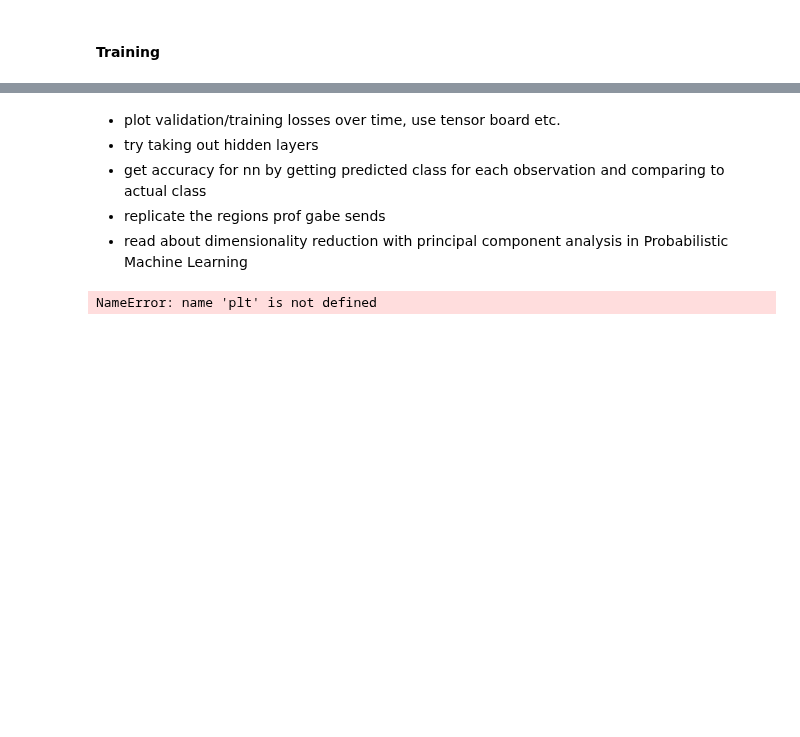
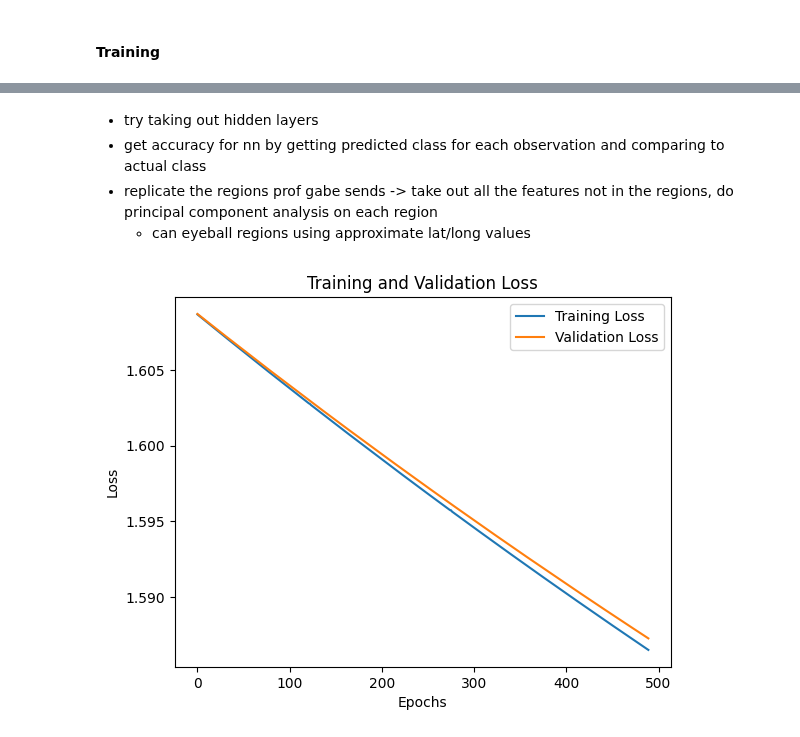
Before and after one commit to hwalters361/ML_rain_prediction, a Jupyter notebook: Introduction.ipynb, the cells around one changed output, grey strips where cells are left out. Drawn from its saved outputs; the diff is of its cells as text; code cells hidden in the pictures; blank space fills up the shorter version.

Commit message:
trained neural network, 25% accuracy

```diff
--- a/Introduction.ipynb
+++ b/Introduction.ipynb
@@ -433,7 +433,7 @@ x_input["start date"] = x_input["start date"].dt.to_period('M')
 x_input["end date"] = x_input["end date"].dt.to_period('M')
 sst_data = np.array([xi.tolist() for xi in np.array(x_input[:]["sst rows"])])
 # %%
-ppt_data = np.array(y_labels["ppt_cluster_vector_quantized"])
+ppt_data = np.array(y_labels["ppt_cluster_vector_quantized"]) - 1
 ppt_cluster1 = np.array([x[0] for x in ppt_data])
 ppt_cluster2 = np.array([x[1] for x in ppt_data])
 ppt_cluster3 = np.array([x[2] for x in ppt_data])
@@ -544,7 +540,7 @@ class RainPrediction(nn.Module):
 #### Training
 # %%
 def gradient_descent(model, loss_func, x, y, xvalid, yvalid, lr=0.1, steps=5000):
-    optimizer = optim.SGD(model.parameters(), lr)
+    optimizer = optim.Adam(model.parameters(), lr)
 
     losses = []
     valid_losses = []
@@ -565,13 +561,28 @@ def gradient_descent(model, loss_func, x, y, xvalid, yvalid, lr=0.1, steps=5000)
 
     return losses, valid_losses
 
+def calculate_accuracy(model, x, y):
+    model.eval()
+    with torch.no_grad():
+        outputs = model(x)
+        _, predicted = torch.max(outputs, 1)
+        correct = (predicted == y).sum().item()
+        total = y.size(0)
+        return correct / total
+
 lr = 0.001
 loss_func = nn.CrossEntropyLoss()
-model = RainPrediction(X_train.shape[1], 5)
-X_train, X_test = torch.tensor(X_train, dtype=torch.long),torch.tensor(X_test, dtype=torch.long)
+model = RainPrediction(X_train.shape[1], 4)
+X_train, X_test = torch.tensor(X_train, dtype=torch.float),torch.tensor(X_test, dtype=torch.float)
 y_train, y_test = torch.tensor(y_train, dtype=torch.long),torch.tensor(y_test, dtype=torch.long)
 
 losses, valid_losses = gradient_descent(
-    model, loss_func, X_train, y_train, X_test, y_test, lr=lr, steps=5000
+    model, loss_func, X_train, y_train, X_test, y_test, lr=lr, steps=500
 )
+
+train_accuracy = calculate_accuracy(model, X_train, y_train)
+test_accuracy = calculate_accuracy(model, X_test, y_test)
+
+print(f"Training accuracy: {train_accuracy * 100:.2f}%")
+print(f"Test accuracy: {test_accuracy * 100:.2f}%")
 # %% [output]
@@ -580,26 +590,20 @@ Final validation loss: 1.4436931610107422
 # %% [markdown]
-- plot validation/training losses over time, use tensor board etc.
 - try taking out hidden layers
 - get accuracy for nn by getting predicted class for each observation and comparing to actual class
-- replicate the regions prof gabe sends
-- read about dimensionality reduction with principal component analysis in Probabilistic Machine Learning
+- replicate the regions prof gabe sends -> take out all the features not in the regions, do principal component analysis on each region
+  - can eyeball regions using approximate lat/long values
 # %%
-epochs = range(1, 5000)
-
 # Plot and label the training and validation loss values
-plt.plot(epochs, losses, label='Training Loss')
-plt.plot(epochs, valid_losses, label='Validation Loss')
+plt.plot(losses[10:], label='Training Loss')
+plt.plot(valid_losses[10:], label='Validation Loss')
 
 # Add in a title and axes labels
 plt.title('Training and Validation Loss')
 plt.xlabel('Epochs')
 plt.ylabel('Loss')
 
-# Set the tick locations
-plt.xticks(np.arange(0, 21, 2))
-
 # Display the plot
 plt.legend(loc='best')
 plt.show()
 # %% [output]
-NameError: name 'plt' is not defined
+[figure, added]
```
Also changed, not shown: parts of 6 cells of this notebook.
